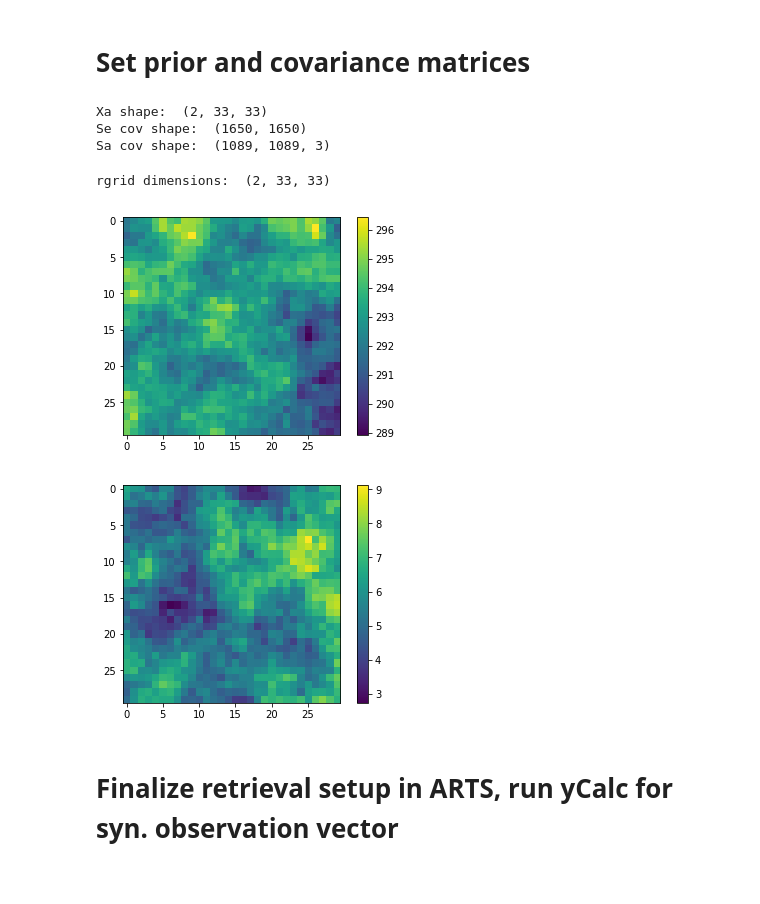
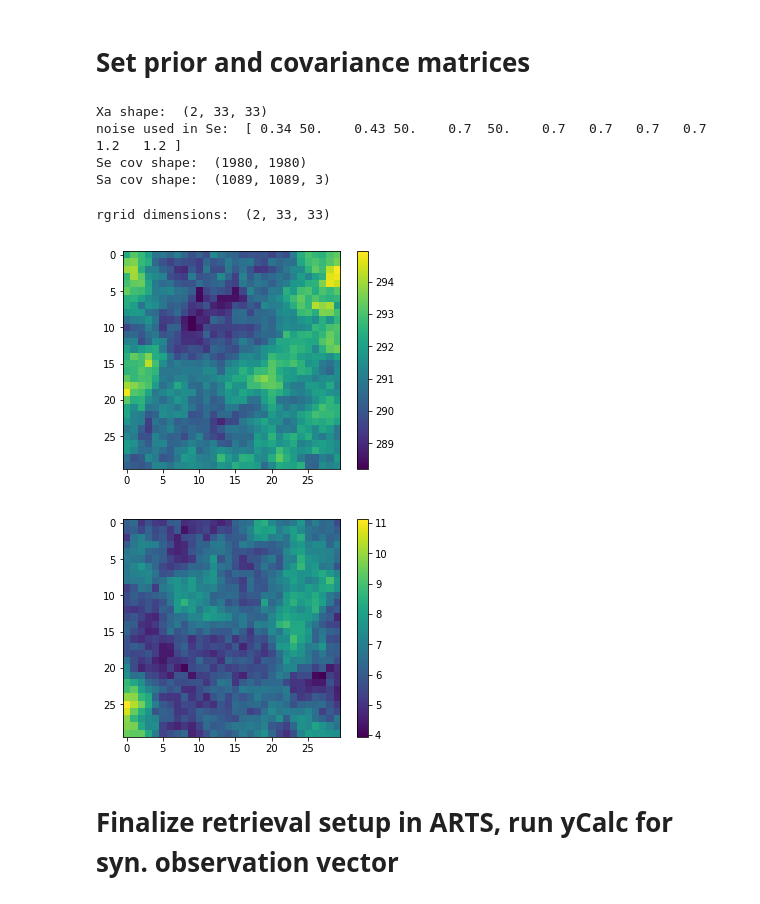
Before and after one commit to cheesetarian/amsr2_var, a Jupyter notebook: am2_mvar/syn_retrieval2dvar.ipynb, the cells around one changed output. Cells and saved outputs as stored; diff of their text form; code cells hidden in the pictures.

```diff
--- a/am2_mvar/syn_retrieval2dvar.ipynb
+++ b/am2_mvar/syn_retrieval2dvar.ipynb
@@ -46,8 +46,8 @@ from cmocean import cm as cmo
 # %%
 
 # frequency subset, defined by AMSR2 frequency indices: 0=6.9GHz, 1=7.3, 2=10.6, 3=18.7, 4=23.8, 5=36.5, 6=89
-fsub  = np.array([0, 2, 3, 5, 6]) # choose which frequencies to run (runs both polarisations--v/h)
-#fsub  = np.array([0, 1, 2, 3, 5, 6]) # choose which frequencies to run (runs both polarisations--v/h)
+#fsub  = np.array([ 1, 3, 5])#, 3, 5]) # choose which frequencies to run (runs both polarisations--v/h)
+fsub  = np.array([0, 1, 2, 3, 5, 6]) # choose which frequencies to run (runs both polarisations--v/h)
 sfsub= str("frs")+"".join(map(str,fsub)) #  string of frequencies (for plot outputs)
 
 # if decorrelations lengths less than .1 -> diagonal Sx matrix
@@ -59,7 +59,7 @@ x_correct = True  # if true, the true x state is derived from S_a covariance as
 
 nrvar    =   2   # number of retrieval variables, 1 will be SST only, 2 for SST+windspeed
 
-angfac   =   6   # angular samples per degree or between pix (good value depends on freqs used)
+angfac   =   7   # angular samples per degree or between pix (good value depends on freqs used)
 sx_sst   = 1.5   # a priori std deviation for SST
 sx_wsp   = 1.5   # a priori std deviation for wind speed (if nrvar > 1)
 #xcorr    = 0.0   # cross correlation between SST and wind speed -- not currently used (sparse matrix faster)
@@ -74,7 +74,7 @@ nedt = np.array([0.34, 0.43, 0.7, 0.7, 0.6, 0.7, 1.2])[fsub] # from published NE
 npol     =  2    # number of polarizations considered (2=V/H both, 1=intensity only)
 
 # retrieval grid resolution (set down below)
-r_resa, r_reso = 0.05, 0.05
+r_resa, r_reso = 0.05, 0.05     # default used in paper is 0.05deg for both
 uty,    utx    = 0.8,  0.8      # grid defined radially out from center, so these are half-widths
 
 # plot version (end of plot filenames):    ## assumes decorrelation, prior, rgrid dimensions are same for both
@@ -422,12 +420,17 @@ print(gi.shape,gj.shape)
 # define Xa (formally set in ARTS below)
 xa = np.zeros([nrvar, r_lat.size, r_lon.size]) # a priori matrix, should be similar to s_data
 print('Xa shape: ', xa.shape)
-xa[0,:,:] = tback    #np.mean(x_back[0,:,:]) # set constant
-if nrvar>1:
-    xa[1,:,:] = wsp ###np.mean(x_back[1,:,:])
+#xa[0,:,:] = tback    #np.mean(x_back[0,:,:]) # set constant
+#if nrvar>1:
+#    xa[1,:,:] = wsp ###np.mean(x_back[1,:,:])
 
 # then observation errors (uncorrelated sensor noise)
-se_cov = np.diag(np.tile(np.repeat((noise_fac*nedt)**2,2), npix*nscans ))
+# then observation errors (first just sensor noise)
+all_noise = np.repeat((noise_fac*nedt),2)
+all_noise[1],all_noise[3],all_noise[5] = 50,50,50 # no weighting to 6H/7H in this case, less for 10H
+print('noise used in Se: ',all_noise)
+se_cov = np.diag(np.tile( all_noise**2, npix*nscans ))
+#se_cov = np.diag(np.tile(np.repeat((noise_fac*nedt)**2,2), npix*nscans ))
 print('Se cov shape: ', se_cov.shape) # square matrix of side length npix*nscans*nf*2
 
 # calculate distances between points on retrieval grid for distance-dependent correlations in sx_cov
@@ -469,10 +472,10 @@ if nrvar==2:  # wind and cross-correlations
 #    plt.matshow(sx_cov[:,:,rv])
 #    plt.colorbar()
 #    plt.show()
-#
 # %% [output]
 Xa shape:  (2, 33, 33)
-Se cov shape:  (1650, 1650)
+noise used in Se:  [ 0.34 50.    0.43 50.    0.7  50.    0.7   0.7   0.7   0.7   1.2   1.2 ]
+Se cov shape:  (1980, 1980)
 Sa cov shape:  (1089, 1089, 3)
 # %%
 # Use 'true' true state, derived from the defined S_a?
@@ -491,43 +494,44 @@ if x_correct:
             bx_cov[:,:,1]  = sx_wsp * sx_wsp * bcorrs_wsp[:,:]  # FOR NON-LOC-DEP SX_SST    i.e.  cov = r * sig * sig
 
     x_true = np.zeros_like(s_data[:2,:,:])
-    #print(x_true.shape, s_data.shape, np.tile(tback,nala*nalo).shape )
-    #for r in range(nrvar):
     x_true[0,:,:] = np.random.multivariate_normal( np.tile(tback, nala*nalo), bx_cov[:,:,0]).reshape(s_data[0,:,:].shape)
+    s_data[0,:,:] = x_true[:,:,:] # 'overwrite' s_data with the covariance-derived background
     if nrvar>1:
         x_true[1,:,:] = np.random.multivariate_normal( np.tile(wsp, nala*nalo), bx_cov[:,:,1]).reshape(s_data[1,:,:].shape)
-        #x_true[r,:,:] = np.random.multivariate_normal( np.ravel(xa[r,:,:]), sx_cov[:,:,r]).reshape(xa[r,:,:].shape)
-
-    s_data[0:2,:,:] = x_true[:,:,:] # 'overwrite' s_data with the covariance-derived background
+        s_data[1,:,:] = x_true[1,:,:] # 'overwrite' s_data with the covariance-derived background
 # %%
 
 # calculate 'x_back' (or background), which is mapping s_data to the retrieval grid
 x_back = np.zeros([nrvar, r_lat.size, r_lon.size])
 print('rgrid dimensions: ',x_back.shape)
 from scipy.interpolate import interp2d
 f = interp2d(ws.lon_grid, ws.lat_grid, s_data[0,:,:]) #, kind='cubic')
 x_back[0,:,:] = f(r_lon,r_lat)
 #print('std x1: ',np.std(x_back[0,:,:]))
 if nrvar>1:
     f = interp2d(ws.lon_grid, ws.lat_grid, s_data[1,:,:]) #, kind='cubic')
     x_back[1,:,:] = f(r_lon,r_lat)
     #print('std x2: ',np.std(x_back[1,:,:]))
 
+# setting retrieval Xa to mean of retr grid, NOT background grid (will be different due to randomness!)
+xa[0,:,:] = np.mean(x_back[0,:,:]) # set constant
+if nrvar>1:
+    xa[1,:,:] = np.mean(x_back[1,:,:])
 
 # NOW write s_data into arts
 ws.Copy(ws.surface_props_data, s_data)  # define later?
 
 for r in range(nrvar):
     plt.figure()
     plt.imshow(s_data[r,:,:])
     plt.colorbar()
     #plt.figure()
     #plt.imshow(x_back[r,:,:])
     #plt.colorbar()
 # %% [output]
 rgrid dimensions:  (2, 33, 33)
-[figure, old version]
+[figure, new version]
-[figure, old version]
+[figure, new version]
 # %% [markdown]
 # Finalize retrieval setup in ARTS, run yCalc for syn. observation vector
 # %%
```
Also changed, not shown: parts of 20 cells of this notebook, 2 other files.
